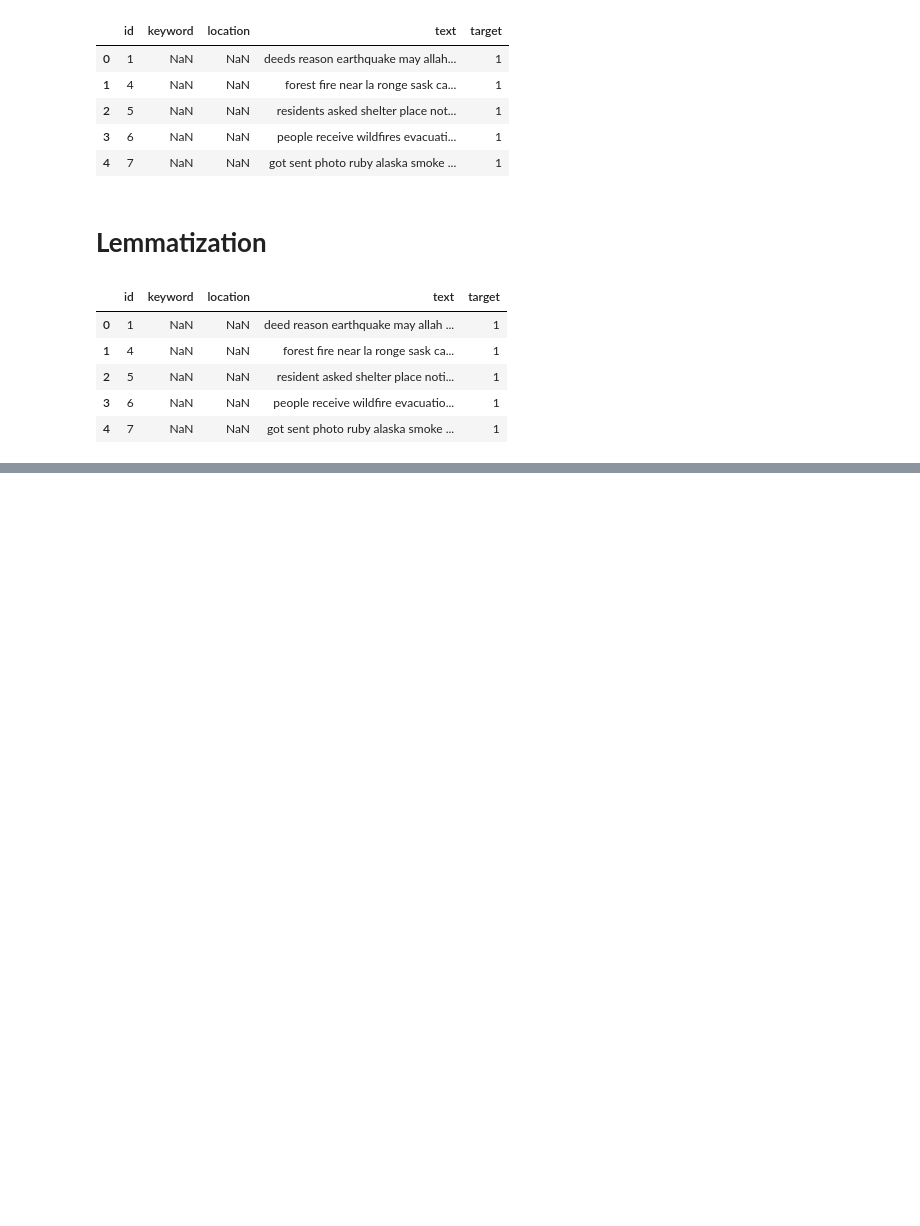
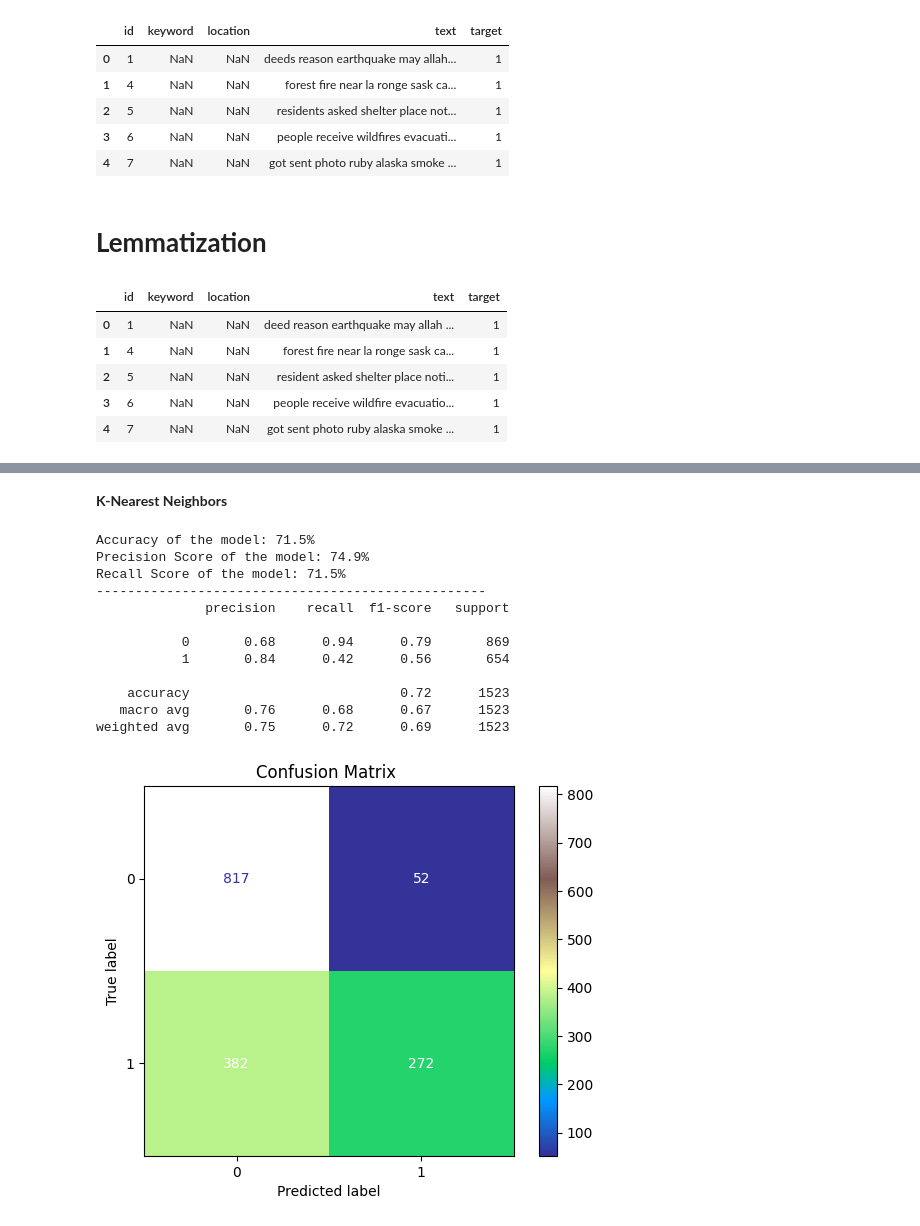
Before and after one commit to HatemGamal/ElectroPi, a Jupyter notebook: NLP_Twitter_Disaster_Classifier.ipynb, the cells around one changed output, grey strips where cells are left out. Saved outputs shown, nothing was run; the diff lists cells and outputs as text; code cells hidden in the pictures; blank space fills up the shorter version.

```diff
--- a/NLP_Twitter_Disaster_Classifier.ipynb
+++ b/NLP_Twitter_Disaster_Classifier.ipynb
@@ -227,0 +325,21 @@ fig.show()
+# %% [markdown]
+**K-Nearest Neighbors**
+# %%
+from sklearn.neighbors import KNeighborsClassifier
+
+knn = KNeighborsClassifier(n_neighbors = 5,weights = 'distance',algorithm = 'brute')
+train_model(knn)
+# %% [output]
+Accuracy of the model: 71.5%
+Precision Score of the model: 74.9%
+Recall Score of the model: 71.5%
+--------------------------------------------------
+              precision    recall  f1-score   support
+
+           0       0.68      0.94      0.79       869
+           1       0.84      0.42      0.56       654
+
+    accuracy                           0.72      1523
+   macro avg       0.76      0.68      0.67      1523
+weighted avg       0.75      0.72      0.69      1523
+[figure, added]
```
Also changed, not shown: parts of 20 cells of this notebook.
